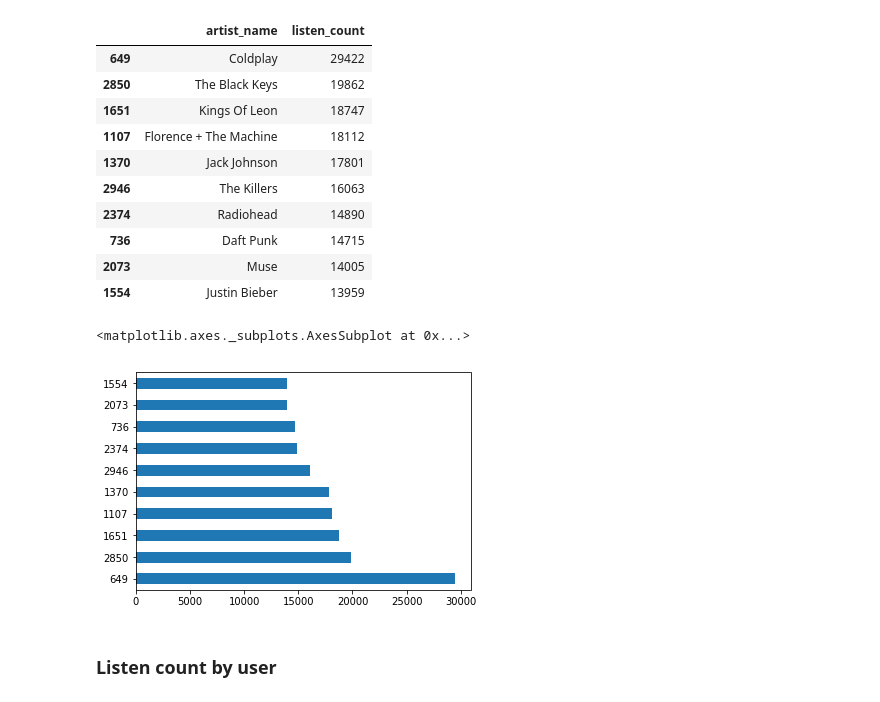
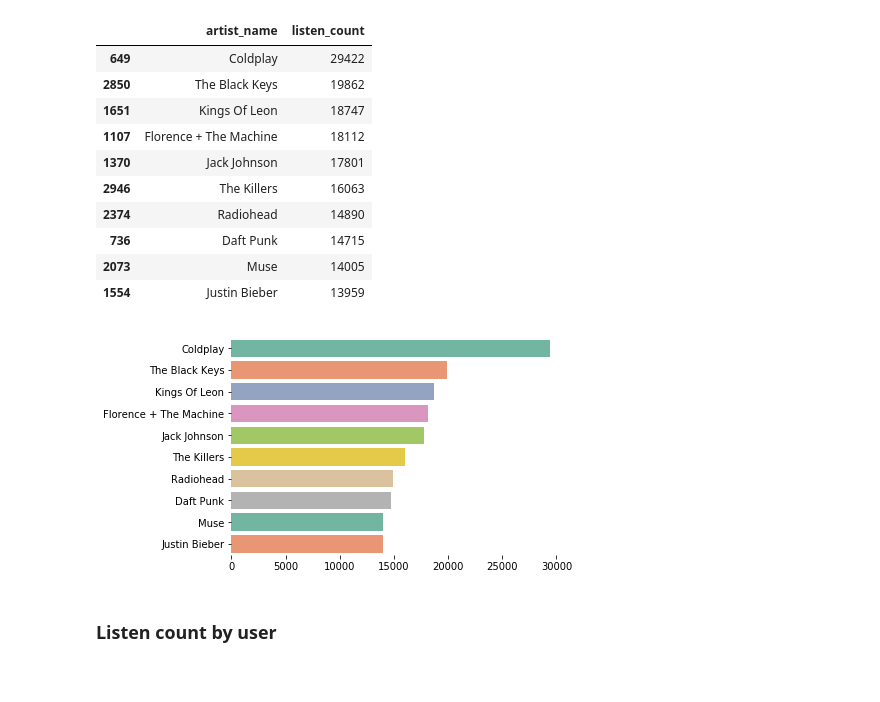
Before and after one commit to ugis22/music_recommender, a Jupyter notebook: music_recommender.ipynb, the cells around one changed output. Cells and saved outputs as stored; diff of their text form; code cells hidden in the pictures.

```diff
--- a/music_recommender.ipynb
+++ b/music_recommender.ipynb
@@ -157,11 +161,14 @@ ten_pop_artists
 | 736 | Daft Punk | 14715 |
 | 2073 | Muse | 14005 |
 | 1554 | Justin Bieber | 13959 |
-# %%
-ten_pop_artists['listen_count'].plot(kind='barh')
-# %% [output]
-<matplotlib.axes._subplots.AxesSubplot at 0x...>
-[figure, removed]
+# %%
+plt.figure()
+labels = ten_pop_artists['artist_name'].tolist()
+counts = ten_pop_artists['listen_count'].tolist()
+sns.barplot(x=counts, y=labels, palette='Set2')
+sns.despine(left=True, bottom=True)
+# %% [output]
+[figure, added]
 # %% [markdown]
 ### Listen count by user
 # %% [markdown]
```
Also changed, not shown: parts of 9 cells of this notebook.
